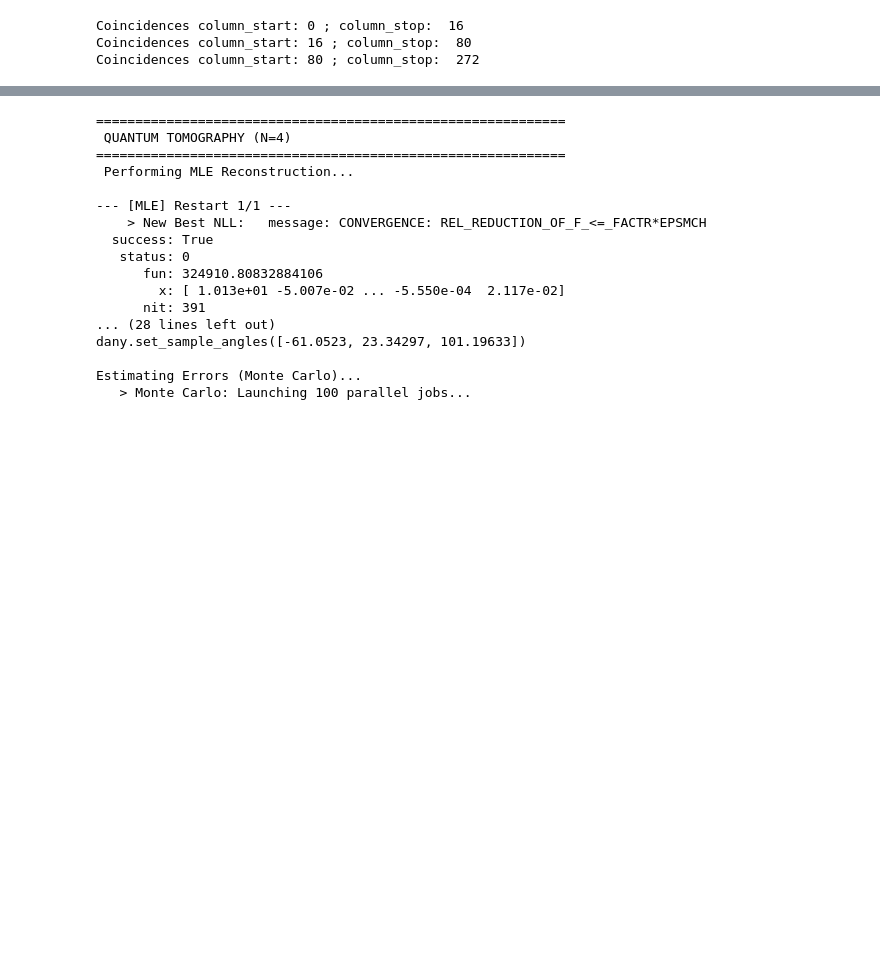
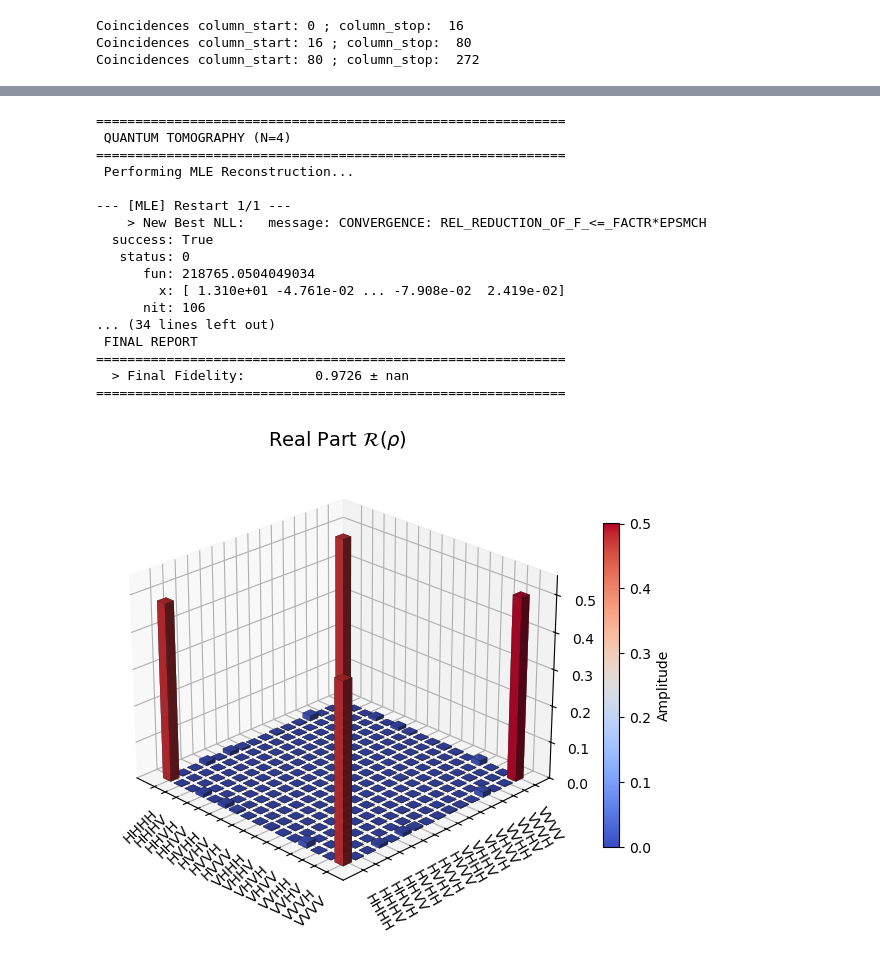
Before and after one commit to Multi-photon-lab-LIP6/Tomography, a Jupyter notebook: Tomography_MLE.ipynb, the cells around one changed output, grey strips where cells are left out. Saved outputs shown, nothing was run; the diff lists cells and outputs as text; code cells hidden in the pictures; blank space fills up the shorter version.

```diff
--- a/Tomography_MLE.ipynb
+++ b/Tomography_MLE.ipynb
@@ -35,9 +35,9 @@ from pathlib import Path
 import fnmatch
 # %%
 working_dir = os.getcwd()
-working_dir_data = r"C:\Users\QILIP6\Desktop\Multipartite Entanglement Experiment\Data\QST"
+working_dir_data = r"C:\Users\QILIP6\Desktop\Multipartite Entanglement Experiment\Data\FOR PUBLICATION\Private_QPE_paper\GHZ\QST\long_QPE_no_Certification\RUN_5"
 os.chdir(working_dir_data)
-files="QST_GHZ_aqtime=150.0s_20250522114519"
+files="QST_GHZ_aqtime=100.0s_20250106105201"
 
 ######################################################################################################
 #----- COUNTING THE FILES AND SAVING THEM IN AN ARRAY TO MAKES THE REST OF THE ANALYSIS EASIER -------
@@ -232,13 +311,13 @@ from joblib import Parallel, delayed
 # 1. CONFIGURATION
 # ==============================================================================
 # --- MLE Settings ---
-OPTIMIZER_TOLERANCE = 1e-25 # Machine precision tolerance
-GRADIENT_TOLERANCE = 1e-25
+OPTIMIZER_TOLERANCE = 1e-50 # Machine precision tolerance
+GRADIENT_TOLERANCE = 1e-50
 MAX_ITERATIONS = 150000000
 N_RESTARTS = 1             # Number of solver restarts
 
 # --- Monte Carlo Settings ---
-MC_SAMPLES = 100
+MC_SAMPLES = 0
 MC_CORES = -1               # Use all cores
 MC_SHOT_NOISE = True
 MC_CALIB_NOISE = True
@@ -368,6 +447,7 @@ def analyze_tomography_mle(counts_matrix, povms, n_qubits, verbose=True,solver =
                            'ftol': OPTIMIZER_TOLERANCE,
                            'gtol': GRADIENT_TOLERANCE,
                            'maxfun' : 10000000,
+                           'maxls': 30,
                            'disp': verbose,
 
                        })
@@ -434,15 +514,17 @@ def optimize_unitary_correction(rho_exp, rho_target, n_qubits):
 # 5. PARALLEL MONTE CARLO
 # ==============================================================================
 
-def _mc_worker(seed, counts_shape, shots_total, rho_truth, rho_target, U_corr, n_qubits):
+def _mc_worker(seed, counts_shape, shots_total, rho_truth, rho_target, n_qubits):
     rng = np.random.RandomState(seed)
     dim = 2**n_qubits
     dim_out, dim_base = counts_shape
 
+    # 1. Simulate Drift/Error
     offsets = []
     if MC_CALIB_NOISE:
         for _ in range(n_qubits): offsets.append((rng.normal(0, WP_SIGMA), rng.normal(0, WP_SIGMA)))
 
+    # 2. Generate Data from Truth
     mc_povms = generate_povms(n_qubits, offsets)
     temp = rho_truth @ mc_povms.T
     probs = np.real(np.sum(mc_povms.conj().T * temp, axis=0))
@@ -458,22 +540,27 @@ def _mc_worker(seed, counts_shape, shots_total, rho_truth, rho_target, U_corr, n
         else: sim_counts[:, b] = p_basis * shots_total
         idx += dim
 
+    # 3. Blind Reconstruction (Use Fast Solver)
     blind_povms = generate_povms(n_qubits, None)
-    rho_sim = analyze_tomography_mle(sim_counts, blind_povms, n_qubits, verbose=False,solver='L-BFGS-B')
-    if U_corr is not None: rho_sim = U_corr @ rho_sim @ U_corr.conj().T
+    rho_sim = analyze_tomography_mle(sim_counts, blind_povms, n_qubits, verbose=False, solver='L-BFGS-B')
 
-    return get_fidelity(rho_sim, rho_target)
+    # 4. CRITICAL FIX: Re-Optimize Unitary for THIS specific simulation instance
+    # We find the best correction for *this* noisy realization, just like we did for the real data
+    fid_sim, _, _ = optimize_unitary_correction(rho_sim, rho_target, n_qubits)
 
-def run_monte_carlo_parallel(rho_master, counts_shape, shots_total, rho_target, U_corr, n_qubits):
-    print(f"   > Monte Carlo: Launching {MC_SAMPLES} parallel jobs...")
-    global_rng = np.random.RandomState()
+    return fid_sim
+
+def run_monte_carlo_parallel(rho_master, counts_shape, shots_total, rho_target, n_qubits):
+    print(f"   > Monte Carlo: Launching {MC_SAMPLES} parallel jobs")
+    global_rng = np.random.RandomState(42)
     seeds = global_rng.randint(0, 1e9, size=MC_SAMPLES)
+
+    # Removed U_corr from arguments passed to worker
     results = Parallel(n_jobs=MC_CORES, verbose=0)(
-        delayed(_mc_worker)(seed, counts_shape, shots_total, rho_master, rho_target, U_corr, n_qubits)
+        delayed(_mc_worker)(seed, counts_shape, shots_total, rho_master, rho_target, n_qubits)
         for seed in seeds
     )
     return np.mean(results), np.std(results), results
-
 # ==============================================================================
 # 6. 3D VISUALIZATION
 # ==============================================================================
@@ -615,39 +702,40 @@ if __name__ == "__main__":
 
     # --- NOW RUN MONTE CARLO ---
     print(f"Estimating Errors (Monte Carlo)...")
     shots_est = int(np.mean(np.sum(counts, axis=0)))
-    mu, sigma, all_fids = run_monte_carlo_parallel(rho_mle, counts.shape, shots_est, rho_target, U_corr, N_QUBITS)
+    mu, sigma, all_fids = run_monte_carlo_parallel(rho_mle, counts.shape, shots_est, rho_target, N_QUBITS)
 
     # --- FINAL REPORT ---
     print(f"\n{'='*60}")
     print(f" FINAL REPORT")
     print(f"{'='*60}")
     print(f"  > Final Fidelity:         {fid_opt:.4f} ± {sigma:.4f}")
     print(f"{'='*60}")
 
     plot_density_matrix_3d_custom(rho_final, N_QUBITS)
 
     plt.figure(figsize=(6, 4))
     sns.histplot(all_fids, kde=True, color="green", bins=15, alpha=0.6)
     plt.axvline(fid_opt, color='black', linestyle='--', label="Measured")
     plt.title(f"Error Analysis ({MC_SAMPLES} samples)")
     plt.xlabel("Fidelity"); plt.legend()
     plt.tight_layout(); plt.show()
 # %% [output]
 ============================================================
  QUANTUM TOMOGRAPHY (N=4)
 ============================================================
  Performing MLE Reconstruction...
 
 --- [MLE] Restart 1/1 ---
     > New Best NLL:   message: CONVERGENCE: REL_REDUCTION_OF_F_<=_FACTR*EPSMCH
   success: True
    status: 0
-      fun: 324910.80832884106
-        x: [ 1.013e+01 -5.007e-02 ... -5.550e-04  2.117e-02]
-      nit: 391
-... (28 lines left out)
-dany.set_sample_angles([-61.0523, 23.34297, 101.19633])
-
-Estimating Errors (Monte Carlo)...
-   > Monte Carlo: Launching 100 parallel jobs...
+      fun: 218765.0504049034
+        x: [ 1.310e+01 -4.761e-02 ... -7.908e-02  2.419e-02]
+      nit: 106
+... (34 lines left out)
+ FINAL REPORT
+============================================================
+  > Final Fidelity:         0.9726 ± nan
+============================================================
+[figure, added]
```
Also changed, not shown: parts of 7 cells of this notebook, 1 other file.
